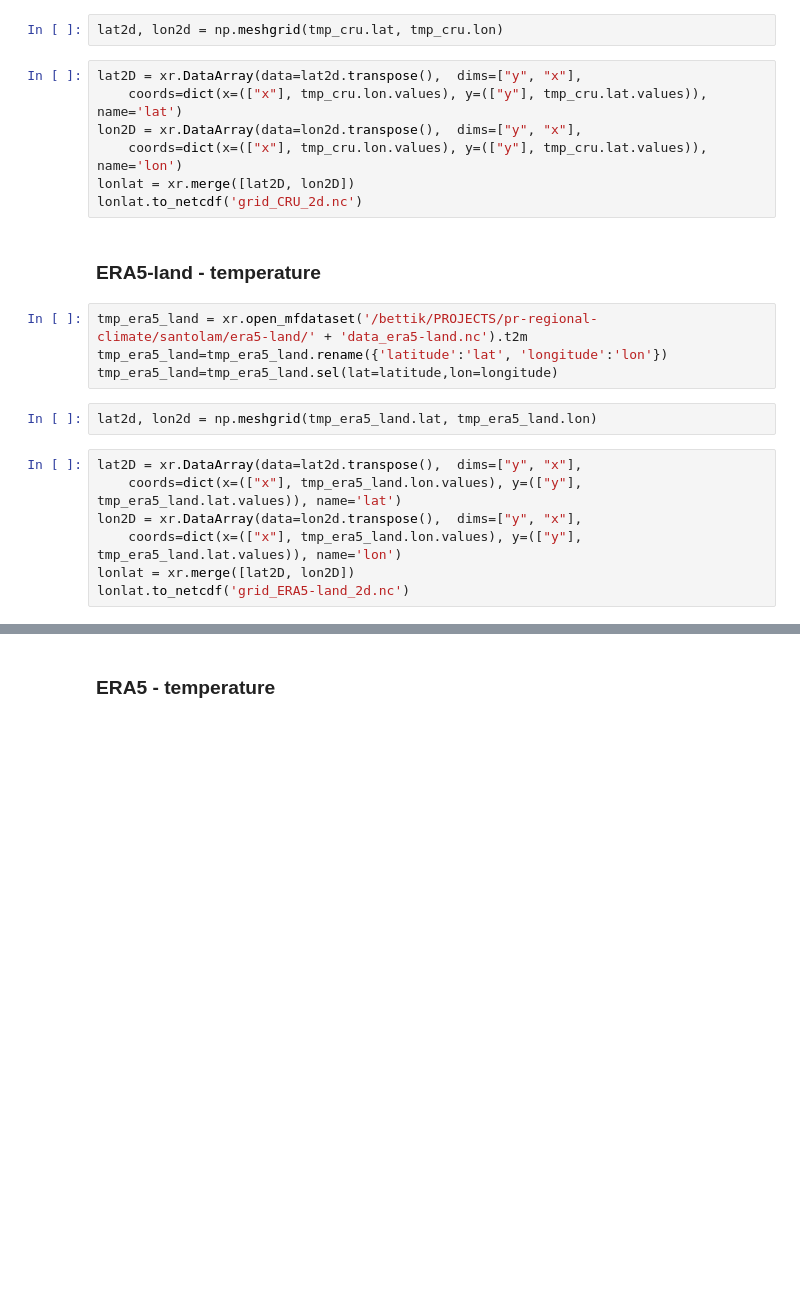
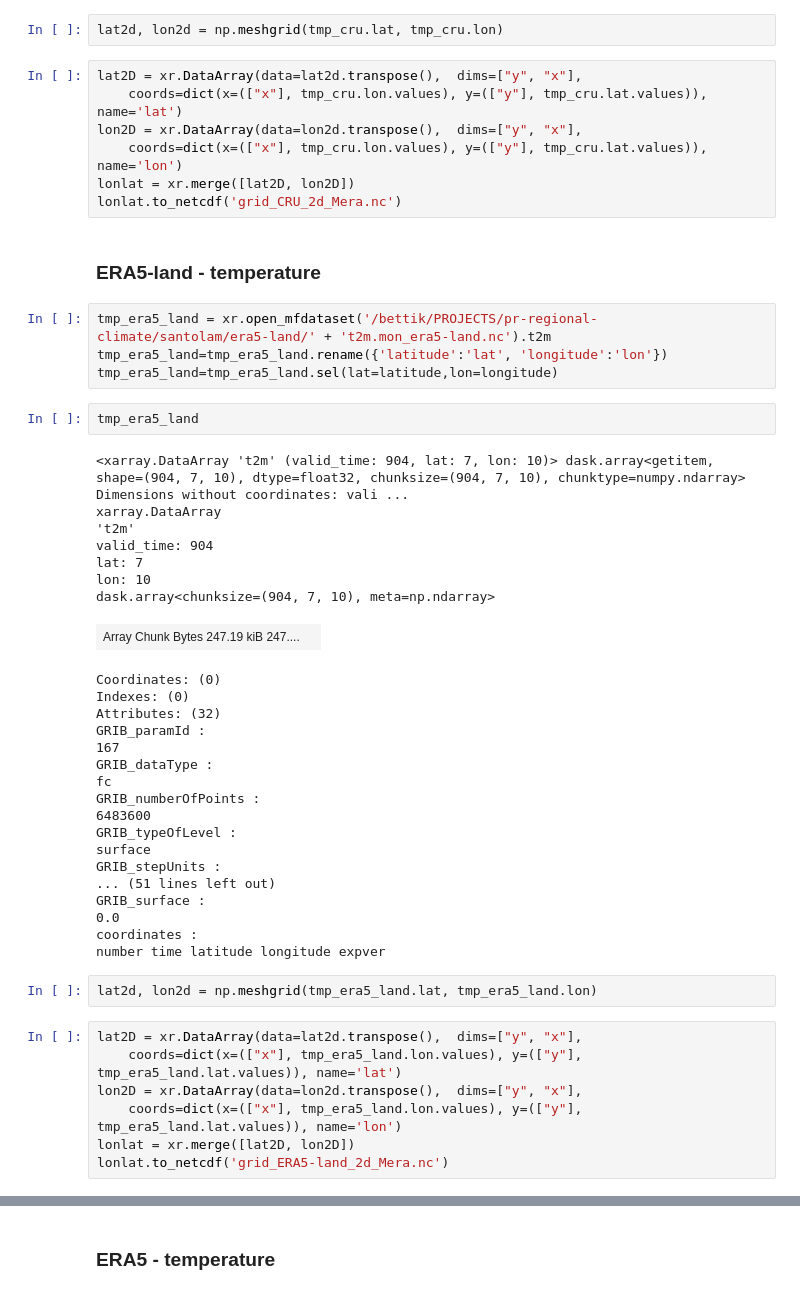
Before and after one commit to xfain/MAR_HMA, a Jupyter notebook: meshgrid.prepare_interpolation.ipynb, the cells around one changed output, grey strips where cells are left out. Saved outputs shown, nothing was run; the diff lists cells and outputs as text; blank space fills up the shorter version.

```diff
--- a/meshgrid.prepare_interpolation.ipynb
+++ b/meshgrid.prepare_interpolation.ipynb
@@ -24,13 +24,41 @@ lat2D = xr.DataArray(data=lat2d.transpose(),  dims=["y", "x"],
 lon2D = xr.DataArray(data=lon2d.transpose(),  dims=["y", "x"],
     coords=dict(x=(["x"], tmp_cru.lon.values), y=(["y"], tmp_cru.lat.values)), name='lon')
 lonlat = xr.merge([lat2D, lon2D])
-lonlat.to_netcdf('grid_CRU_2d.nc')
+lonlat.to_netcdf('grid_CRU_2d_Mera.nc')
 # %% [markdown]
 ### ERA5-land - temperature
 # %%
-tmp_era5_land = xr.open_mfdataset('/bettik/PROJECTS/pr-regional-climate/santolam/era5-land/' + 'data_era5-land.nc').t2m
+tmp_era5_land = xr.open_mfdataset('/bettik/PROJECTS/pr-regional-climate/santolam/era5-land/' + 't2m.mon_era5-land.nc').t2m
 tmp_era5_land=tmp_era5_land.rename({'latitude':'lat', 'longitude':'lon'})
 tmp_era5_land=tmp_era5_land.sel(lat=latitude,lon=longitude)
+# %%
+tmp_era5_land
+# %% [output]
+<xarray.DataArray 't2m' (valid_time: 904, lat: 7, lon: 10)> dask.array<getitem, shape=(904, 7, 10), dtype=float32, chunksize=(904, 7, 10), chunktype=numpy.ndarray> Dimensions without coordinates: vali ...
+xarray.DataArray
+'t2m'
+valid_time: 904
+lat: 7
+lon: 10
+dask.array<chunksize=(904, 7, 10), meta=np.ndarray>
+| Array Chunk Bytes 247.19 kiB 247.... |  |
+Coordinates: (0)
+Indexes: (0)
+Attributes: (32)
+GRIB_paramId :
+167
+GRIB_dataType :
+fc
+GRIB_numberOfPoints :
+6483600
+GRIB_typeOfLevel :
+surface
+GRIB_stepUnits :
+... (51 lines left out)
+GRIB_surface :
+0.0
+coordinates :
+number time latitude longitude expver
 # %%
 lat2d, lon2d = np.meshgrid(tmp_era5_land.lat, tmp_era5_land.lon)
 # %%
@@ -39,4 +67,4 @@ lat2D = xr.DataArray(data=lat2d.transpose(),  dims=["y", "x"],
 lon2D = xr.DataArray(data=lon2d.transpose(),  dims=["y", "x"],
     coords=dict(x=(["x"], tmp_era5_land.lon.values), y=(["y"], tmp_era5_land.lat.values)), name='lon')
 lonlat = xr.merge([lat2D, lon2D])
-lonlat.to_netcdf('grid_ERA5-land_2d.nc')
+lonlat.to_netcdf('grid_ERA5-land_2d_Mera.nc')
```
Also changed, not shown: parts of 2 cells of this notebook, 5 other files.
